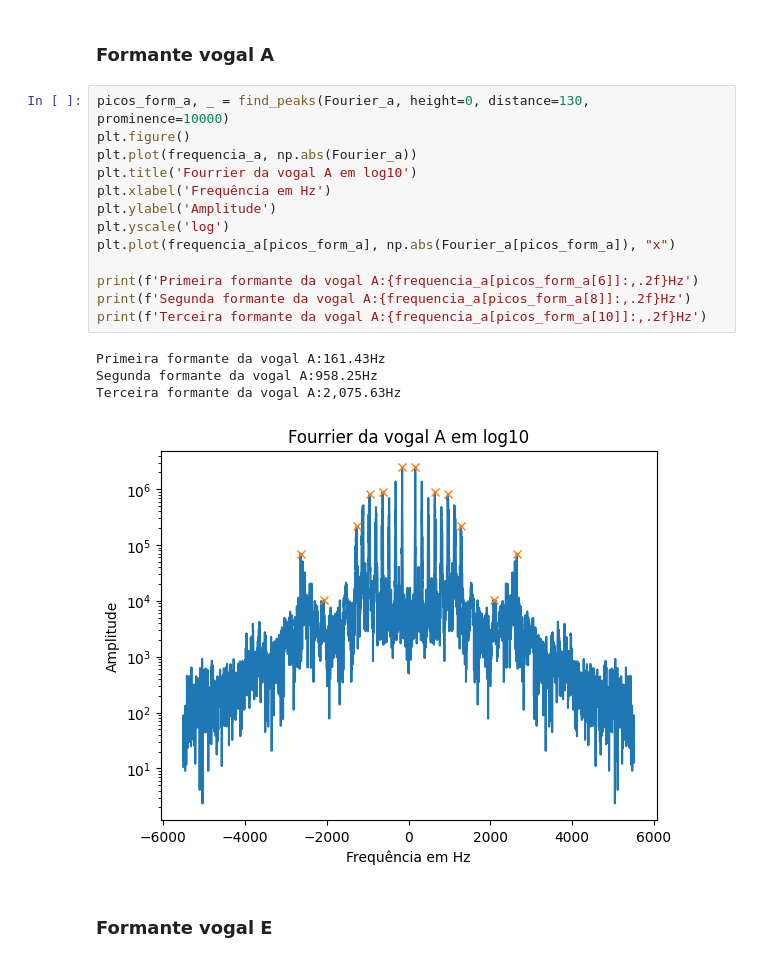
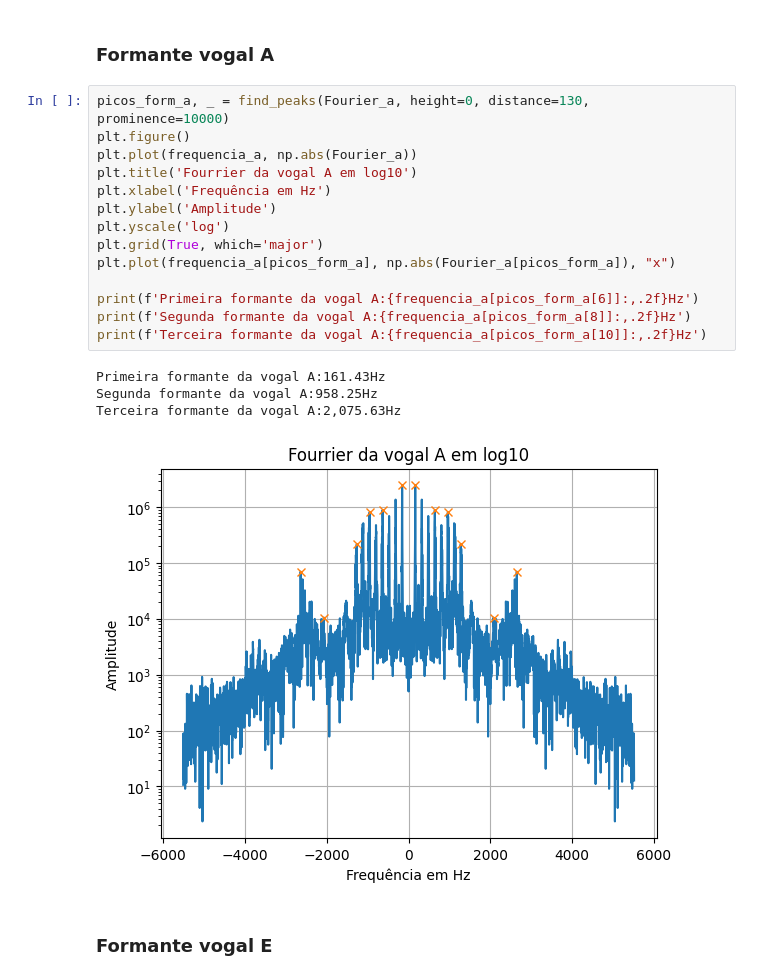
Before and after one commit to Rubiozito/Sistemas-e-Sinais, a Jupyter notebook: Trabalho_Final_sinais/Tfinal_sinais.ipynb, the cells around one changed output. Saved outputs shown, nothing was run; the diff lists cells and outputs as text.

```diff
--- a/Trabalho_Final_sinais/Tfinal_sinais.ipynb
+++ b/Trabalho_Final_sinais/Tfinal_sinais.ipynb
@@ -313,21 +320,22 @@ Frequência fundamental da vogal U:160.56Hz
 # %%
 picos_form_a, _ = find_peaks(Fourier_a, height=0, distance=130, prominence=10000)
 plt.figure()
 plt.plot(frequencia_a, np.abs(Fourier_a))
 plt.title('Fourrier da vogal A em log10')
 plt.xlabel('Frequência em Hz')
 plt.ylabel('Amplitude')
 plt.yscale('log')
+plt.grid(True, which='major')
 plt.plot(frequencia_a[picos_form_a], np.abs(Fourier_a[picos_form_a]), "x")
 
 print(f'Primeira formante da vogal A:{frequencia_a[picos_form_a[6]]:,.2f}Hz')
 print(f'Segunda formante da vogal A:{frequencia_a[picos_form_a[8]]:,.2f}Hz')
 print(f'Terceira formante da vogal A:{frequencia_a[picos_form_a[10]]:,.2f}Hz')
 # %% [output]
 Primeira formante da vogal A:161.43Hz
 Segunda formante da vogal A:958.25Hz
 Terceira formante da vogal A:2,075.63Hz
-[figure, old version]
+[figure, new version]
 # %% [markdown]
 ### Formante vogal E
 # %%
```
Also changed, not shown: parts of 24 cells of this notebook.
